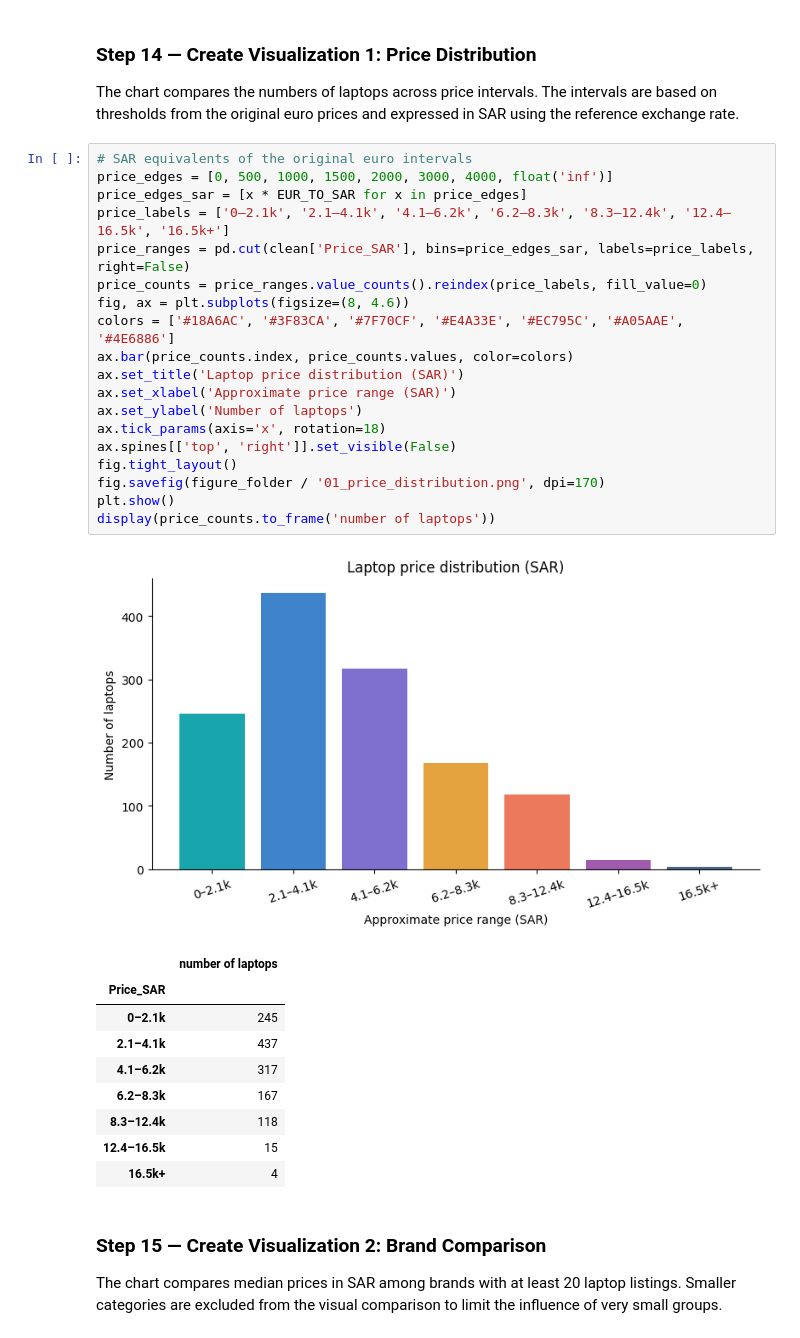
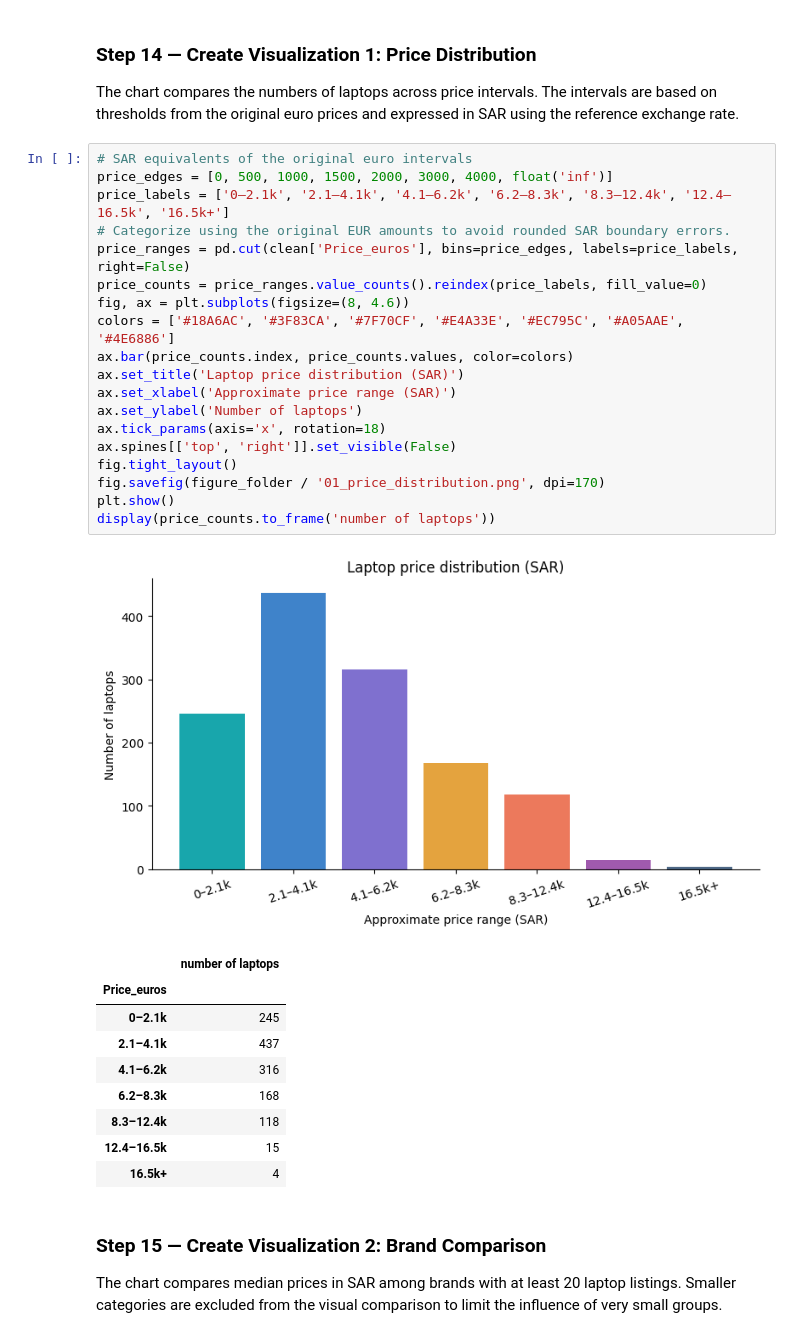
Before and after one commit to shim-z/Group3-Laptop-Price-Analysis, a Jupyter notebook: notebooks/Laptop_Price_Analysis.ipynb, the cells around one changed output. Saved outputs shown, nothing was run; the diff lists cells and outputs as text.

```diff
--- a/notebooks/Laptop_Price_Analysis.ipynb
+++ b/notebooks/Laptop_Price_Analysis.ipynb
@@ -281,30 +281,30 @@ The chart compares the numbers of laptops across price intervals. The intervals
 # %%
 # SAR equivalents of the original euro intervals
 price_edges = [0, 500, 1000, 1500, 2000, 3000, 4000, float('inf')]
-price_edges_sar = [x * EUR_TO_SAR for x in price_edges]
 price_labels = ['0–2.1k', '2.1–4.1k', '4.1–6.2k', '6.2–8.3k', '8.3–12.4k', '12.4–16.5k', '16.5k+']
-price_ranges = pd.cut(clean['Price_SAR'], bins=price_edges_sar, labels=price_labels, right=False)
+# Categorize using the original EUR amounts to avoid rounded SAR boundary errors.
+price_ranges = pd.cut(clean['Price_euros'], bins=price_edges, labels=price_labels, right=False)
 price_counts = price_ranges.value_counts().reindex(price_labels, fill_value=0)
 fig, ax = plt.subplots(figsize=(8, 4.6))
 colors = ['#18A6AC', '#3F83CA', '#7F70CF', '#E4A33E', '#EC795C', '#A05AAE', '#4E6886']
 ax.bar(price_counts.index, price_counts.values, color=colors)
 ax.set_title('Laptop price distribution (SAR)')
 ax.set_xlabel('Approximate price range (SAR)')
 ax.set_ylabel('Number of laptops')
 ax.tick_params(axis='x', rotation=18)
 ax.spines[['top', 'right']].set_visible(False)
 fig.tight_layout()
 fig.savefig(figure_folder / '01_price_distribution.png', dpi=170)
 plt.show()
 display(price_counts.to_frame('number of laptops'))
 # %% [output]
 [figure]
 |  | number of laptops |
-| Price_SAR |  |
+| Price_euros |  |
 | 0–2.1k | 245 |
 | 2.1–4.1k | 437 |
-| 4.1–6.2k | 317 |
-| 6.2–8.3k | 167 |
+| 4.1–6.2k | 316 |
+| 6.2–8.3k | 168 |
 | 8.3–12.4k | 118 |
 | 12.4–16.5k | 15 |
 | 16.5k+ | 4 |
```
